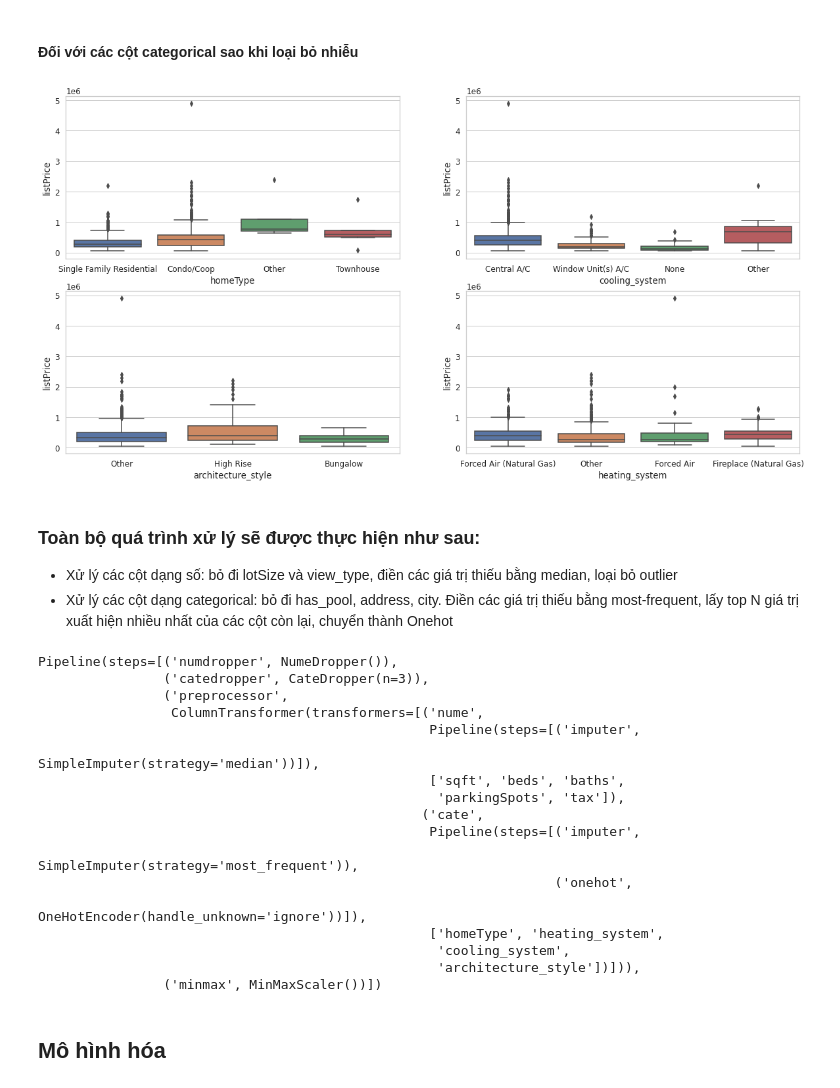
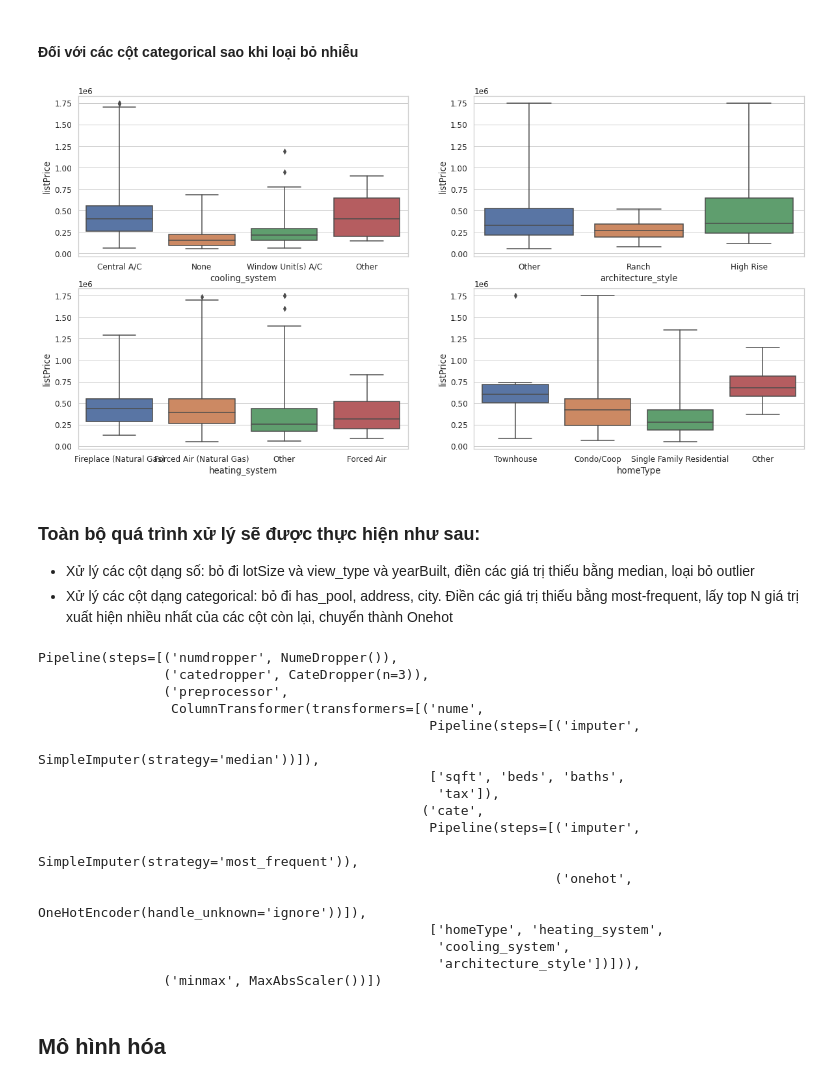
Before and after one commit to AnhDao1411/DataScience_Project, a Jupyter notebook: House Price's Prediction.ipynb, the cells around one changed output. Drawn from its saved outputs; the diff is of its cells as text; code cells hidden in the pictures.

```diff
--- a/House Price's Prediction.ipynb
+++ b/House Price's Prediction.ipynb
@@ -135,7 +142,6 @@ train_X, test_X, train_y, test_y = train_test_split(X, y,
 # %%
 train_X, val_X, train_y, val_y = train_test_split(train_X, train_y,
-                                               test_size=0.2,
-                                                )
+                                               test_size=0.25) # 0.25*0.8 = 0.2
 # %%
 print("train_X.shape: ", train_X.shape)
 print("train_y.shape: ", train_y.shape)
@@ -238,0 +296,5 @@ cate_df.agg([missing_percentage, num_values, value_percentages])
+# %%
+fig, ax = plt.subplots(2,2, figsize=(20, 10))
+cate_df = cate_df.drop(columns=["city","address","has_pool"])
+for var, subplot in zip(cate_df, ax.flatten()):
+    sns.boxplot(x=train_X[var],y=train_y, ax=subplot)
@@ -246,0 +341,5 @@ $\to$ Các cột numerical còn lại: `sqft`,`beds`,`parkingSpots`,`baths`,`yea
+# %%
+fig, ax = plt.subplots(2,3, figsize=(15, 10))
+num_df = num_df.drop(columns=["yearBuilt"])
+for var, subplot in zip(num_df, ax.flatten()):
+    sns.scatterplot(x=train_X[var],y=train_y, ax=subplot);
@@ -342,8 +398,0 @@ class CateDropper(BaseEstimator, TransformerMixin):
-# %%
-col_cateDropper = CateDropper(n=3)
-orginial_X = col_cateDropper.fit_transform(orginial_X)
-
-fig, ax = plt.subplots(2,2, figsize=(20, 10))
-cate_df = cate_df.drop(columns=["city","address","has_pool"])
-for var, subplot in zip(cate_df, ax.flatten()):
-    g=sns.boxplot(x=orginial_X[var],y=original_Y, ax=subplot)
@@ -365,20 +401,20 @@ for var, subplot in zip(num_df, ax.flatten()):
 # %%
 orginial_X = train_X.copy()
 orginial_Y = train_y.copy()
 col_cateDropper = CateDropper(n=3)
 orginial_X = col_cateDropper.fit_transform(orginial_X)
 
 fig, ax = plt.subplots(2,2, figsize=(20, 10))
 for var, subplot in zip(cate_df, ax.flatten()):
-    g=sns.boxplot(x=orginial_X[var],y=orginial_Y, ax=subplot)
+    g=sns.boxplot(x=orginial_X[var],y=orginial_Y, ax=subplot,whis=4)
 # %% [output]
-[figure, old version]
+[figure, new version]
 # %% [markdown]
 ### Toàn bộ quá trình xử lý sẽ được thực hiện như sau:
-- Xử lý các cột dạng số: bỏ đi lotSize và view_type, điền các giá trị thiếu bằng median, loại bỏ outlier
+- Xử lý các cột dạng số: bỏ đi lotSize và view_type và yearBuilt, điền các giá trị thiếu bằng median, loại bỏ outlier
 - Xử lý các cột dạng categorical: bỏ đi has_pool, address, city. Điền các giá trị thiếu bằng most-frequent, lấy top N giá trị xuất hiện nhiều nhất của các cột còn lại, chuyển thành Onehot
 # %%
-num_cols = ["sqft", "beds" , "baths","parkingSpots","tax"]
+num_cols = ["sqft", "beds" , "baths","tax"]
 cate_cols = ["homeType", "heating_system", "cooling_system","architecture_style" ]
 
 
@@ -400,7 +436,7 @@ preprocessor = ColumnTransformer(
 preprocess_pipeline = Pipeline(steps=[('numdropper',NumeDropper()),
                                       ('catedropper', CateDropper(n=3)),
                                       ('preprocessor', preprocessor),
-                                      ('minmax', MinMaxScaler())])
+                                      ('minmax', MaxAbsScaler())])
 
 preprocess_pipeline
 # %% [output]
@@ -411,7 +447,7 @@ Pipeline(steps=[('numdropper', NumeDropper()),
                                                   Pipeline(steps=[('imputer',
                                                                    SimpleImputer(strategy='median'))]),
                                                   ['sqft', 'beds', 'baths',
-                                                   'parkingSpots', 'tax']),
+                                                   'tax']),
                                                  ('cate',
                                                   Pipeline(steps=[('imputer',
                                                                    SimpleImputer(strategy='most_frequent')),
@@ -420,7 +456,7 @@ Pipeline(steps=[('numdropper', NumeDropper()),
                                                   ['homeType', 'heating_system',
                                                    'cooling_system',
                                                    'architecture_style'])])),
-                ('minmax', MinMaxScaler())])
+                ('minmax', MaxAbsScaler())])
 # %% [markdown]
 ## Mô hình hóa
 # %% [markdown]
```
Also changed, not shown: parts of 68 cells of this notebook, 2 other files.
